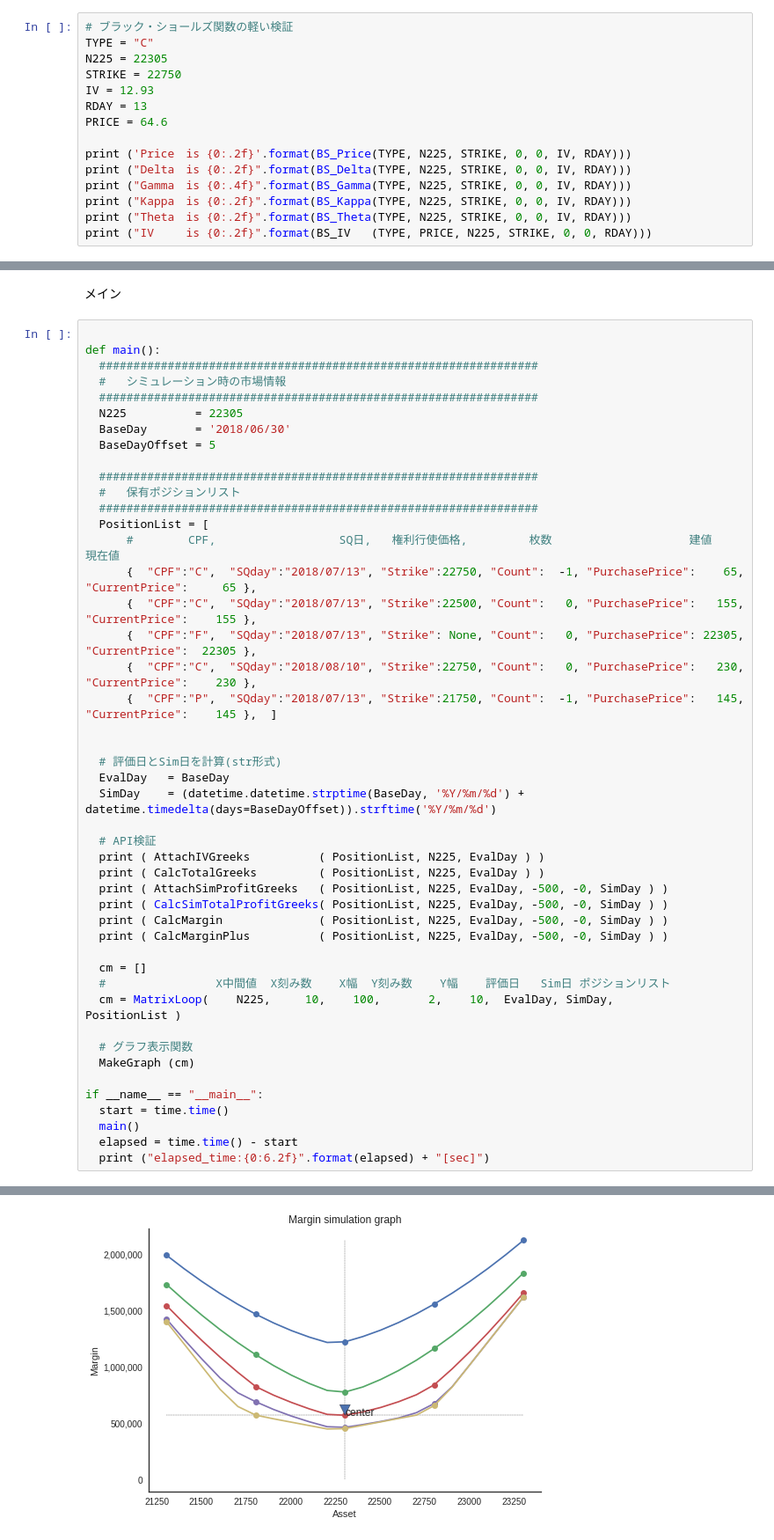
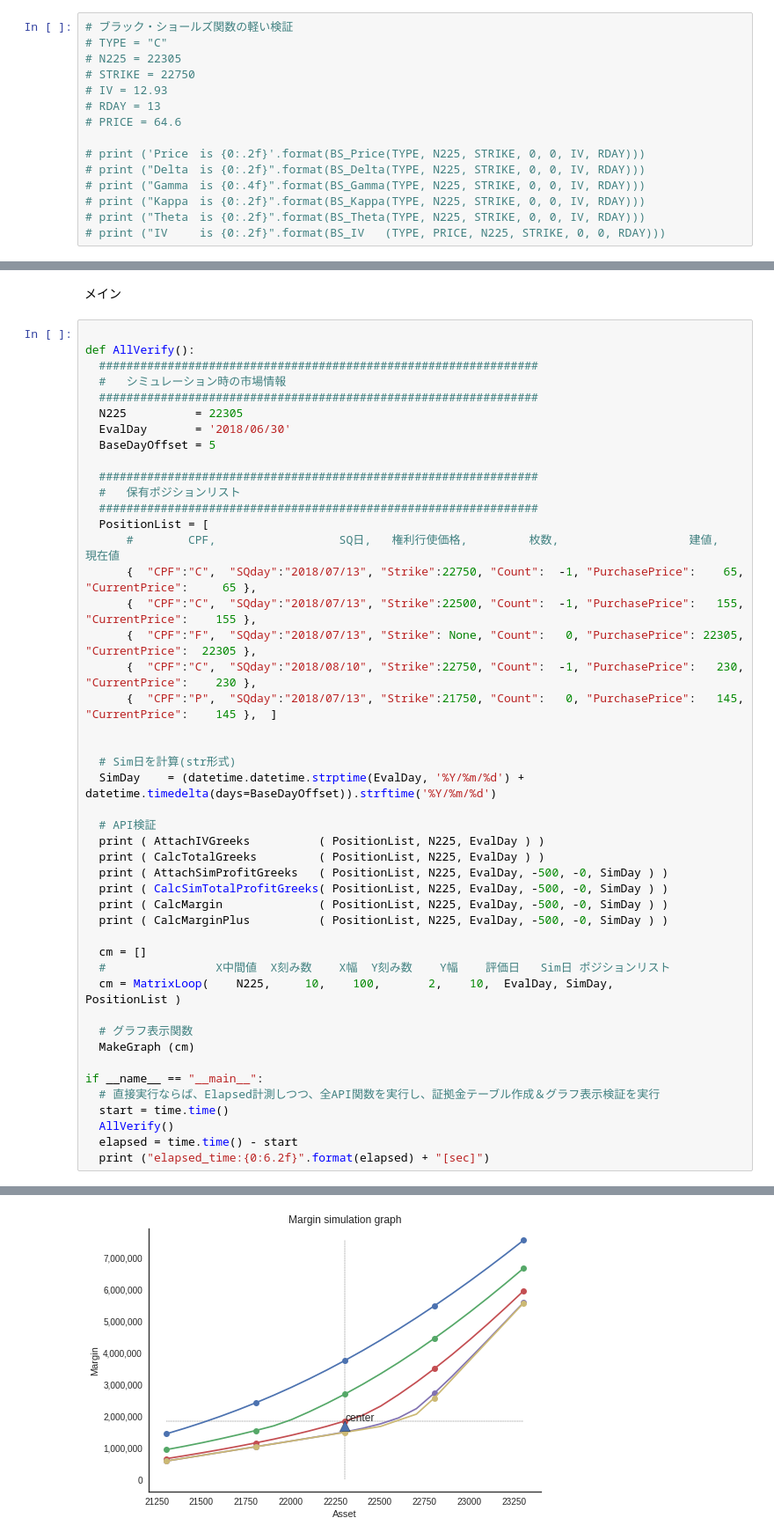
Before and after one commit to Yahsama/yahsama, a Jupyter notebook: MarginTest01.ipynb, the cells around one changed output, grey strips where cells are left out. Shown at 88% size. Cells and saved outputs as stored; diff of their text form.

```diff
--- a/MarginTest01.ipynb
+++ b/MarginTest01.ipynb
@@ -169,16 +170,16 @@ NET_DELTA_SPREAD_PREMIUM = 40000
 MINIMUM_SHORT = 44700
 # %%
 # ブラック・ショールズ関数の軽い検証
-TYPE = "C"
-N225 = 22305
-STRIKE = 22750
-IV = 12.93
-RDAY = 13
-PRICE = 64.6
+# TYPE = "C"
+# N225 = 22305
+# STRIKE = 22750
+# IV = 12.93
+# RDAY = 13
+# PRICE = 64.6
 
-print ('Price　is {0:.2f}'.format(BS_Price(TYPE, N225, STRIKE, 0, 0, IV, RDAY)))
-print ("Delta　is {0:.2f}".format(BS_Delta(TYPE, N225, STRIKE, 0, 0, IV, RDAY)))
-print ("Gamma　is {0:.4f}".format(BS_Gamma(TYPE, N225, STRIKE, 0, 0, IV, RDAY)))
-print ("Kappa　is {0:.2f}".format(BS_Kappa(TYPE, N225, STRIKE, 0, 0, IV, RDAY)))
-print ("Theta　is {0:.2f}".format(BS_Theta(TYPE, N225, STRIKE, 0, 0, IV, RDAY)))
-print ("IV   　is {0:.2f}".format(BS_IV   (TYPE, PRICE, N225, STRIKE, 0, 0, RDAY)))
+# print ('Price　is {0:.2f}'.format(BS_Price(TYPE, N225, STRIKE, 0, 0, IV, RDAY)))
+# print ("Delta　is {0:.2f}".format(BS_Delta(TYPE, N225, STRIKE, 0, 0, IV, RDAY)))
+# print ("Gamma　is {0:.4f}".format(BS_Gamma(TYPE, N225, STRIKE, 0, 0, IV, RDAY)))
+# print ("Kappa　is {0:.2f}".format(BS_Kappa(TYPE, N225, STRIKE, 0, 0, IV, RDAY)))
+# print ("Theta　is {0:.2f}".format(BS_Theta(TYPE, N225, STRIKE, 0, 0, IV, RDAY)))
+# print ("IV   　is {0:.2f}".format(BS_IV   (TYPE, PRICE, N225, STRIKE, 0, 0, RDAY)))
@@ -667,29 +661,28 @@ def MakeGraph(cm):
 メイン
 # %%
 
-def main():
+def AllVerify():
   ################################################################
   #   シミュレーション時の市場情報
   ################################################################
   N225          = 22305
-  BaseDay       = '2018/06/30'
+  EvalDay       = '2018/06/30'
   BaseDayOffset = 5
 
   ################################################################
   #   保有ポジションリスト
   ################################################################
   PositionList = [
-      #        CPF,                  SQ日,   権利行使価格,         枚数                    建値                  現在値
+      #        CPF,                  SQ日,   権利行使価格,         枚数,                   建値,                 現在値
       {  "CPF":"C",  "SQday":"2018/07/13", "Strike":22750, "Count":  -1, "PurchasePrice":    65, "CurrentPrice":     65 },
-      {  "CPF":"C",  "SQday":"2018/07/13", "Strike":22500, "Count":   0, "PurchasePrice":   155, "CurrentPrice":    155 },
+      {  "CPF":"C",  "SQday":"2018/07/13", "Strike":22500, "Count":  -1, "PurchasePrice":   155, "CurrentPrice":    155 },
       {  "CPF":"F",  "SQday":"2018/07/13", "Strike": None, "Count":   0, "PurchasePrice": 22305, "CurrentPrice":  22305 },
-      {  "CPF":"C",  "SQday":"2018/08/10", "Strike":22750, "Count":   0, "PurchasePrice":   230, "CurrentPrice":    230 },
-      {  "CPF":"P",  "SQday":"2018/07/13", "Strike":21750, "Count":  -1, "PurchasePrice":   145, "CurrentPrice":    145 },  ]
+      {  "CPF":"C",  "SQday":"2018/08/10", "Strike":22750, "Count":  -1, "PurchasePrice":   230, "CurrentPrice":    230 },
+      {  "CPF":"P",  "SQday":"2018/07/13", "Strike":21750, "Count":   0, "PurchasePrice":   145, "CurrentPrice":    145 },  ]
 
 
-  # 評価日とSim日を計算(str形式)
-  EvalDay   = BaseDay
-  SimDay    = (datetime.datetime.strptime(BaseDay, '%Y/%m/%d') + datetime.timedelta(days=BaseDayOffset)).strftime('%Y/%m/%d')
+  # Sim日を計算(str形式)
+  SimDay    = (datetime.datetime.strptime(EvalDay, '%Y/%m/%d') + datetime.timedelta(days=BaseDayOffset)).strftime('%Y/%m/%d')
 
   # API検証
   print ( AttachIVGreeks          ( PositionList, N225, EvalDay ) )
@@ -707,8 +700,9 @@ def main():
   MakeGraph (cm)
 
 if __name__ == "__main__":
+  # 直接実行ならば、Elapsed計測しつつ、全API関数を実行し、証拠金テーブル作成＆グラフ表示検証を実行
   start = time.time()
-  main()
+  AllVerify()
   elapsed = time.time() - start
   print ("elapsed_time:{0:6.2f}".format(elapsed) + "[sec]")
 # %% [output]
@@ -734,3 +728,3 @@ if __name__ == "__main__":
 5 rows × 21 columns
 No handles with labels found to put in legend.
-[figure, old version]
+[figure, new version]
```
Also changed, not shown: parts of 3 cells of this notebook.
